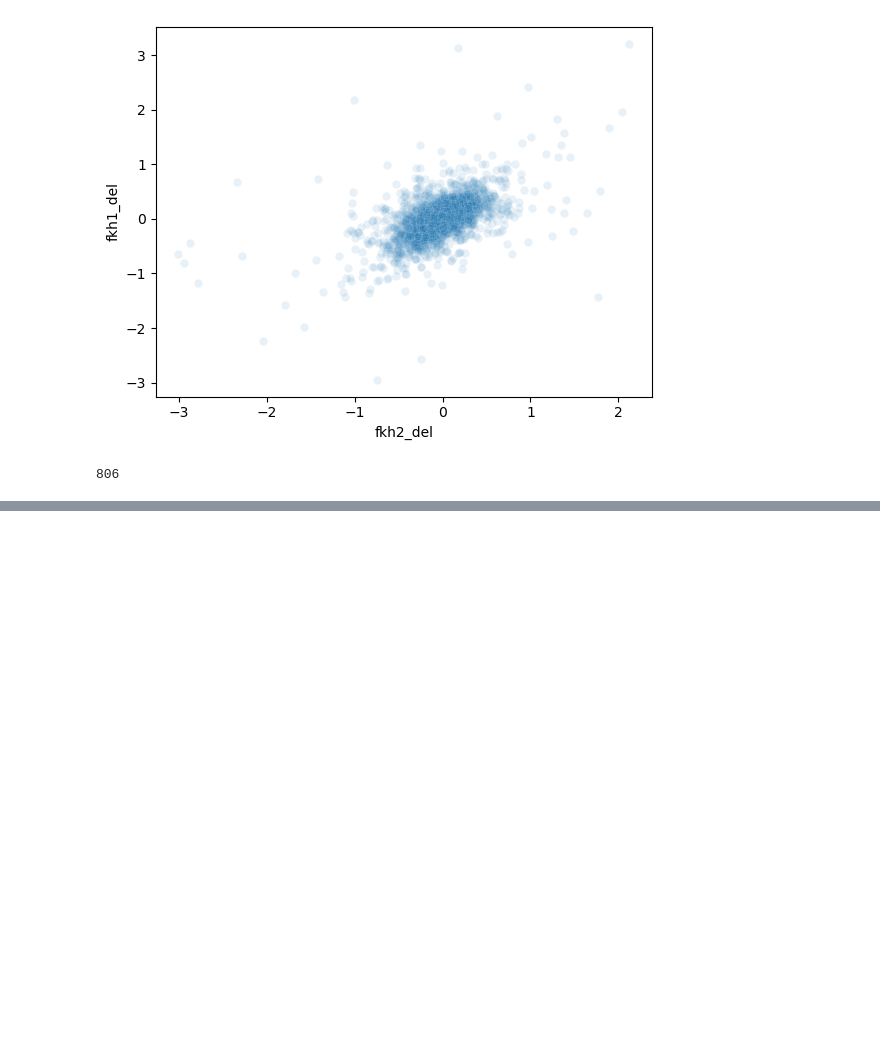
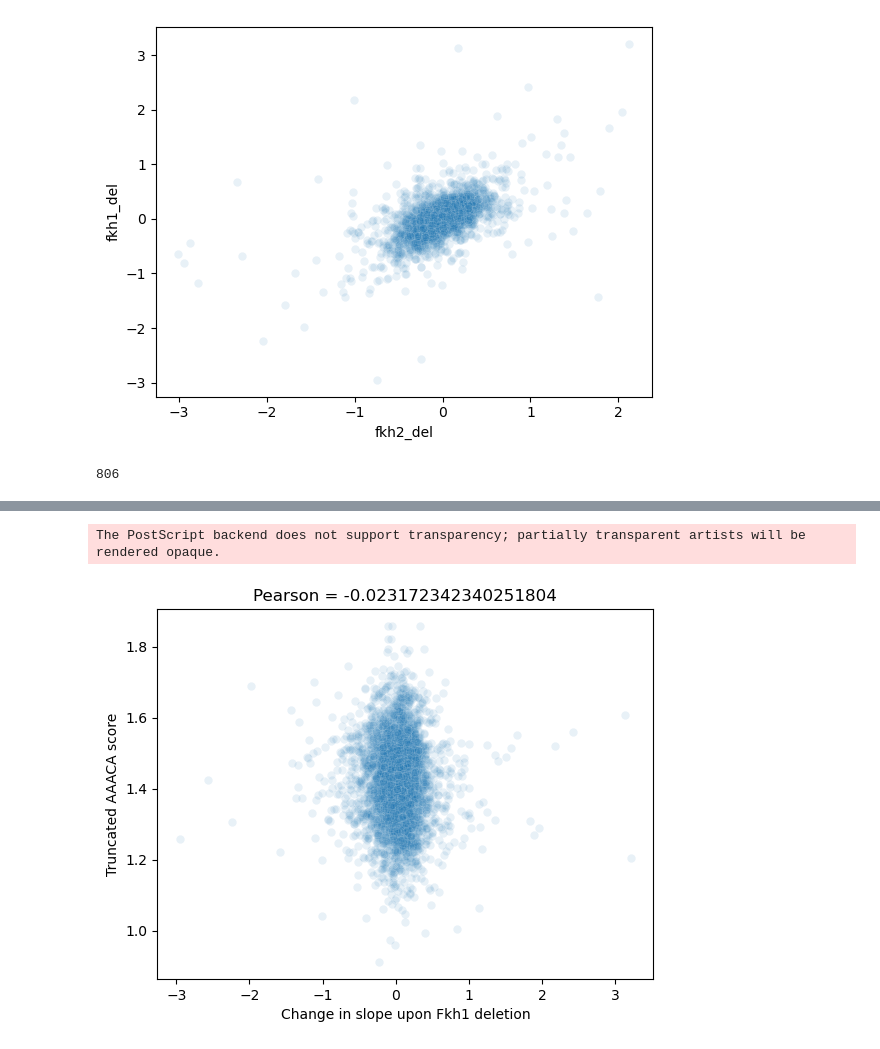
Before and after one commit to skotheimlab/fkh_concatemer_analysis, a Jupyter notebook: scaling_slope_change_Fkh12_motif_enrichment.ipynb, the cells around one changed output, grey strips where cells are left out. Saved outputs shown, nothing was run; the diff lists cells and outputs as text; code cells hidden in the pictures; blank space fills up the shorter version.

```diff
--- a/scaling_slope_change_Fkh12_motif_enrichment.ipynb
+++ b/scaling_slope_change_Fkh12_motif_enrichment.ipynb
@@ -144,6 +140,34 @@ Name: YMR037C, dtype: float64
 # %%
 '''
 
-Now do this for all motifs
+Truncate the motifs to ~AAACA
 
 '''
+
+# Load PSWM for Fkh1
+Fkh = pd.read_csv(path.join(dirname,'FKH1_pwm.txt'),sep='\t',index_col=0,header=None).T
+entropy = -np.sum(Fkh*np.log(Fkh),axis=1)
+high_entropy_positions = [1,2,3,4,10,11,12]
+Fkh = Fkh.drop(labels=high_entropy_positions).reset_index().drop(columns='index')
+L = len(Fkh)
+
+#print logo
+#from Bio import motifs
+Fkh # AACAA
+
+for gene in tqdm(delta_slopes.index):
+    if gene in promoters.keys():
+        seq = promoters[gene][500:1000].seq
+#        df.loc[gene,'Truncated Fkh1 score'] = get_pswm_score(Fkh,seq).mean()
+        delta_slopes.loc[gene,'Truncated Fkh1 score'] = get_pswm_score(Fkh,seq).mean()
+# %%
+sb.scatterplot(delta_slopes,x='fkh1_del',y='Truncated Fkh1 score',alpha=0.1)
+R,P = np.corrcoef(delta_slopes.dropna()['fkh2_del'],delta_slopes.dropna()['Truncated Fkh1 score'])
+plt.title(f'Pearson = {R[1]}')
+plt.ylabel('Truncated AAACA score')
+plt.xlabel('Change in slope upon Fkh1 deletion')
+plt.savefig('/Users/xies/OneDrive - Stanford/Bioinformatics/Fkh RNAseq/delta_slope_2del_v_AAACAscore.png', format='png')
+plt.savefig('/Users/xies/OneDrive - Stanford/Bioinformatics/Fkh RNAseq/delta_slope_2del_v_AAACAscore.eps', format='eps')
+# %% [output]
+The PostScript backend does not support transparency; partially transparent artists will be rendered opaque.
+[figure, added]
```
Also changed, not shown: parts of 12 cells of this notebook.
